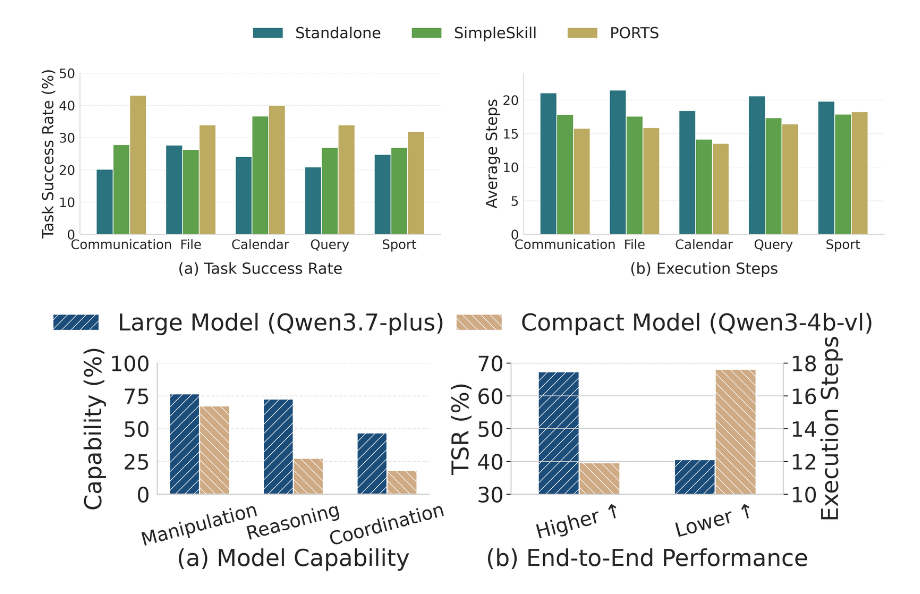
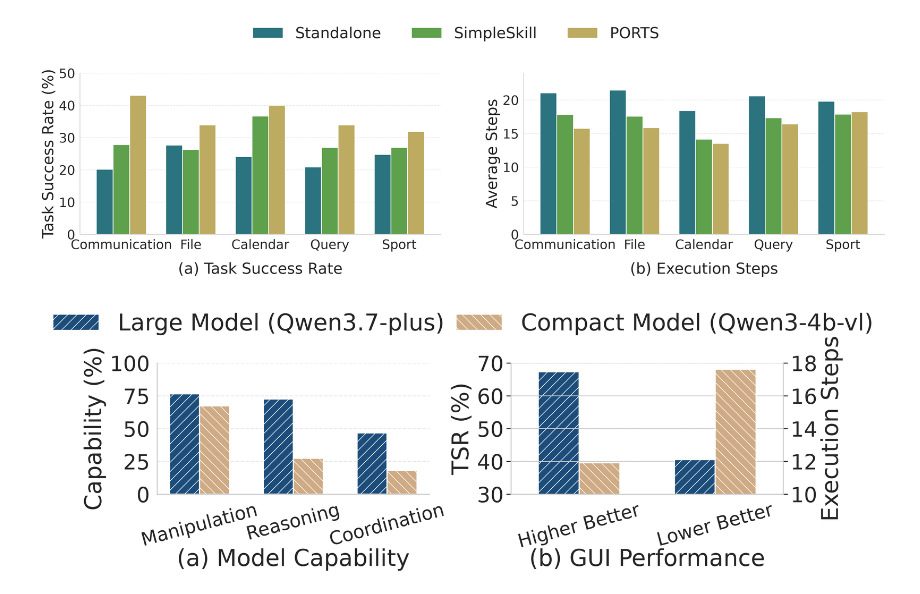
Before and after one commit to alexzmz/pmtskill, a Jupyter notebook: figures/figure.ipynb, the cells around one changed output. Cells and saved outputs as stored; diff of their text form; code cells hidden in the pictures.

```diff
--- a/figures/figure.ipynb
+++ b/figures/figure.ipynb
@@ -338,8 +338,8 @@ ax_steps.spines['top'].set_visible(False)
 # -------------------------
 axs[1].set_xticks(x2)
 axs[1].set_xticklabels(
-    ['Higher ↑', 'Lower ↑'],
-    fontsize=fontsize * 0.85,
+    ['Higher Better', 'Lower Better'],
+    fontsize=fontsize * 0.8,
     rotation=15,
 )
 
@@ -371,7 +371,7 @@ axs[0].text(
 
 axs[1].text(
     0.5, -0.5,
-    '(b) End-to-End Performance',
+    '(b) GUI Performance',
     transform=axs[1].transAxes,
     fontsize=fontsize,
     ha='center',
@@ -391,31 +391,31 @@ fig.legend(
     bbox_to_anchor=(0.5, 1.14),
     ncol=2,
     frameon=False,
     columnspacing=0.5,
     fontsize=fontsize
 )
 
 # =========================
 # Layout
 # =========================
 plt.subplots_adjust(
     left=0.07,
     right=0.95,
     top=0.82,
     bottom=0.23,
     wspace=0.30
 )
 
 # =========================
 # Save
 # =========================
 plt.savefig(
     '/home/zmz/Workspace/gui/figures/outputs/model_capability_performance.pdf',
     format='pdf',
     bbox_inches='tight',
     pad_inches=0.05
 )
 
 plt.show()
 # %% [output]
-[figure, old version]
+[figure, new version]
```
